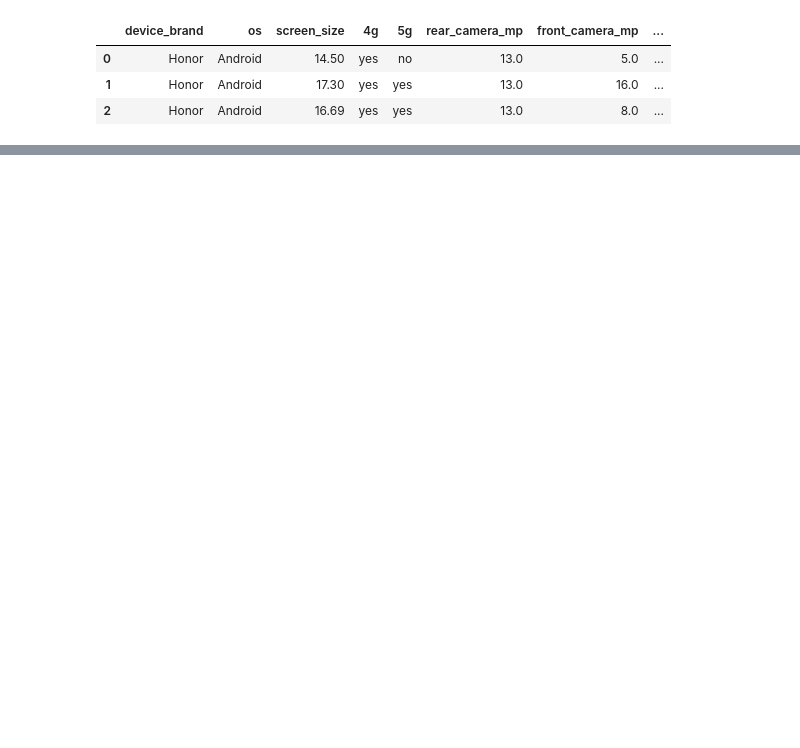
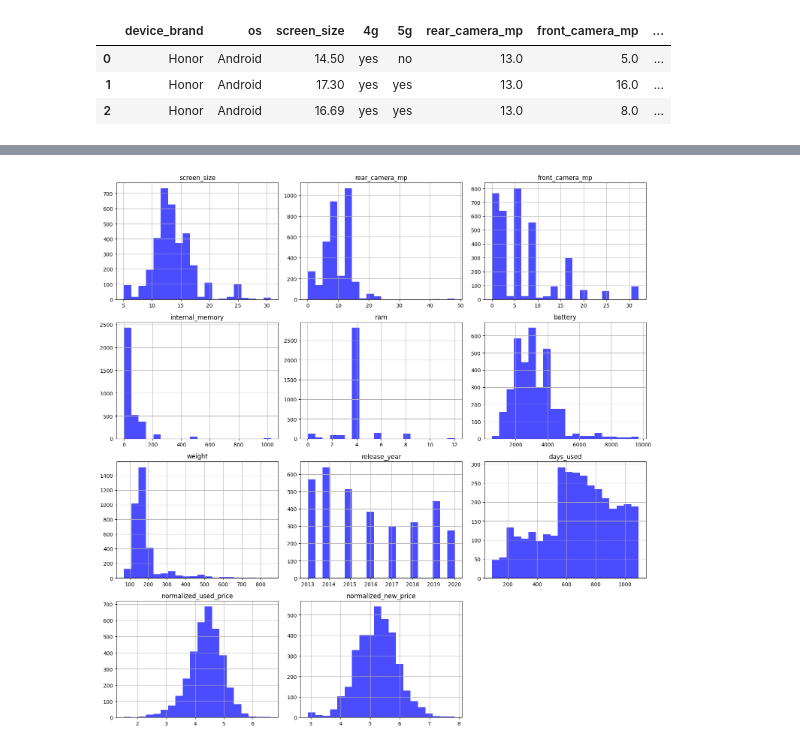
Before and after one commit to dedsec-a/Comodity-Price-predectior, a Jupyter notebook: Notebook/traning.ipynb, the cells around one changed output, grey strips where cells are left out. Saved outputs shown, nothing was run; the diff lists cells and outputs as text; code cells hidden in the pictures; blank space fills up the shorter version.

```diff
--- a/Notebook/traning.ipynb
+++ b/Notebook/traning.ipynb
@@ -13,0 +61,5 @@ df.head(3)
+# %%
+# filling the missing values with the mode
+mode_rear = df['rear_camera_mp'].mode()
+print(mode_rear)
+df['rear_camera_mp'].fillna(mode_rear, inplace=True)
@@ -13,0 +97,13 @@ df.head(3)
+# %%
+# Creating a Function to Fill the Missing Values
+def fill_missing_values(df):
+    for col in df.columns:
+        if df[col].dtype == 'object':
+            mode = df[col].mode()
+            df[col].fillna(mode, inplace=True)
+        else:
+            mean = df[col].mean()
+            df[col].fillna(mean, inplace=True)
+    return df
+# %%
+df = fill_missing_values(df)
@@ -13,0 +142,6 @@ df.head(3)
+# %%
+# Ploting all the Columns of the DataFrame to Get a Good idea
+df.hist(figsize=(15,15), bins=20, color='b', alpha=0.7)
+plt.tight_layout()
+# %% [output]
+[figure, added]
```
Also changed, not shown: parts of 83 cells of this notebook, 5 other files.
